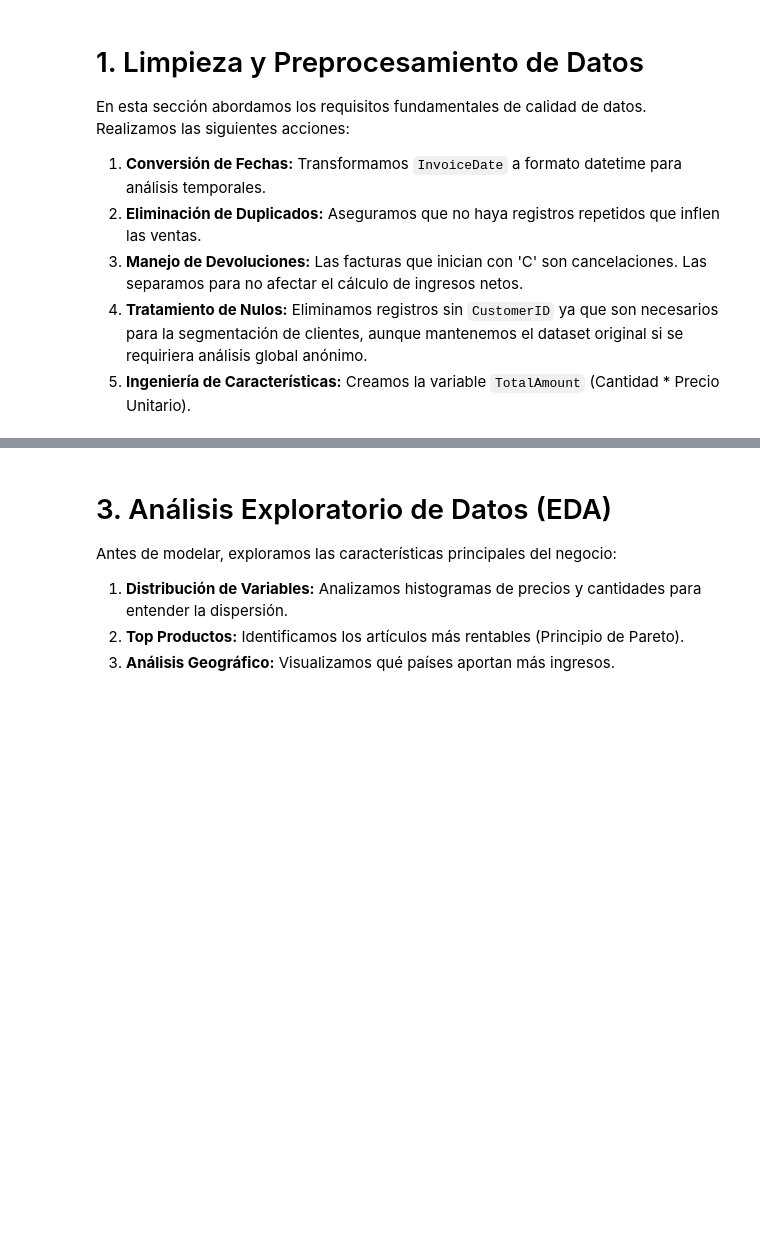
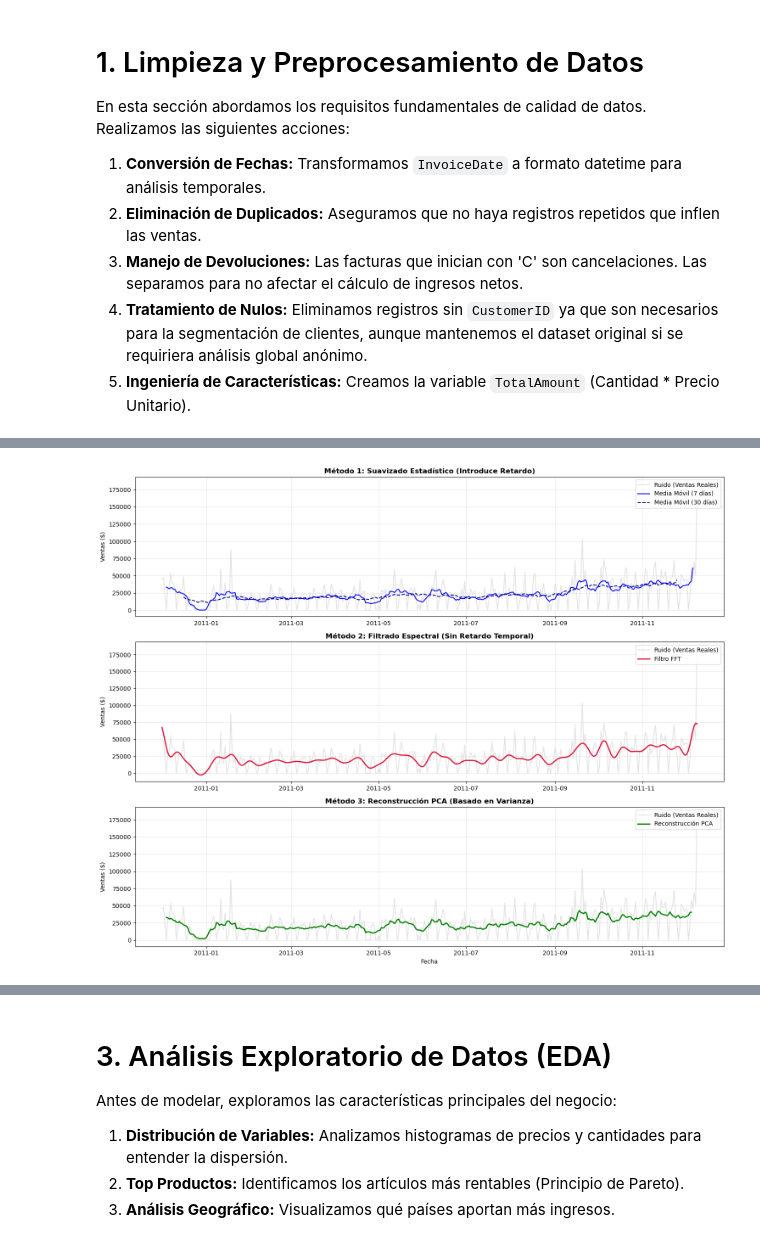
Before and after one commit to unicarp/ecommerce-analitica, a Jupyter notebook: ecommerce_notebook.ipynb, the cells around one changed output, grey strips where cells are left out. Drawn from its saved outputs; the diff is of its cells as text; code cells hidden in the pictures; blank space fills up the shorter version.

```diff
--- a/ecommerce_notebook.ipynb
+++ b/ecommerce_notebook.ipynb
@@ -59,3 +69,90 @@ Dataset listo para análisis: (392692, 9)
+# %%
+import matplotlib.pyplot as plt
+from scipy import fftpack
+from sklearn.decomposition import PCA
+
+# 1. Preparación de la Serie de Tiempo
+# Agrupamos por día y rellenamos días faltantes con 0
+daily_sales = df_limpio.set_index('InvoiceDate').resample('D')['TotalAmount'].sum().fillna(0)
+signal = daily_sales.values
+
+# MÉTODO A: Medias Móviles (Moving Averages)
+# Ventana de 7 días (Suavizado de ciclo semanal)
+ma_7 = daily_sales.rolling(window=7, center=True).mean()
+# Ventana de 30 días (Tendencia mensual)
+ma_30 = daily_sales.rolling(window=30, center=True).mean()
+
+# MÉTODO B: Filtro FFT (Adelanto del Análisis Espectral)
+def filter_fft(signal_1d, threshold=0.1):
+    sig_fft = fftpack.fft(signal_1d)
+    freqs = fftpack.fftfreq(signal_1d.size, d=1)
+    # Filtro Pasa-Bajos: eliminamos ruido de alta frecuencia
+    sig_fft[np.abs(freqs) > threshold] = 0
+    return np.real(fftpack.ifft(sig_fft))
+
+denoised_fft = filter_fft(signal, threshold=0.1)
+
+# MÉTODO C: Reconstrucción PCA (Denoising)
+def filter_pca(series, w=7):
+    # 1. Crear matriz de ventanas deslizantes
+    # Nota: Usamos len(series)-w para asegurar ventanas completas
+    data = [series[i:i+w] for i in range(len(series)-w)]
+
+    # 2. Proyectar al primer componente principal
+    pca = PCA(n_components=1)
+    reconstruction = pca.inverse_transform(pca.fit_transform(data))
+
+    # 3. Alinear resultado (CORRECCIÓN ROBUSTA)
+    result = np.full(len(series), np.nan)
+
+    # En lugar de hardcodear el slice negativo (ej: -4),
+    # calculamos el final basándonos en el tamaño real de la reconstrucción
+    n_samples = reconstruction.shape[0]  # Esto es 367 en tu caso
+    start_idx = w // 2                   # Offset inicial (ej: 3)
+    end_idx = start_idx + n_samples      # Offset final exacto
+
+    # Asignación segura
+    result[start_idx : end_idx] = reconstruction[:, w//2]
+
+    return result
+
+denoised_pca = filter_pca(signal, w=7)
+
+plt.figure(figsize=(15, 12)) # Hacemos la figura más alta
+
+# --- Gráfico 1: Medias Móviles ---
+plt.subplot(3, 1, 1) # (3 filas, 1 columna, gráfico #1)
+plt.plot(daily_sales.index, daily_sales, color='lightgray', label='Ruido (Ventas Reales)', alpha=0.6)
+plt.plot(daily_sales.index, ma_7, color='blue', linewidth=1.5, label='Media Móvil (7 días)')
+plt.plot(daily_sales.index, ma_30, color='navy', linestyle='--', linewidth=1.5, label='Media Móvil (30 días)')
+plt.title('Método 1: Suavizado Estadístico (Introduce Retardo)', fontsize=12, fontweight='bold')
+plt.ylabel('Ventas ($)')
+plt.legend(loc='upper right')
+plt.grid(True, alpha=0.3)
+
+# --- Gráfico 2: Filtro FFT ---
+plt.subplot(3, 1, 2) # (3 filas, 1 columna, gráfico #2)
+plt.plot(daily_sales.index, daily_sales, color='lightgray', label='Ruido (Ventas Reales)', alpha=0.6)
+plt.plot(daily_sales.index, denoised_fft, color='crimson', linewidth=2, label='Filtro FFT')
+plt.title('Método 2: Filtrado Espectral (Sin Retardo Temporal)', fontsize=12, fontweight='bold')
+plt.ylabel('Ventas ($)')
+plt.legend(loc='upper right')
+plt.grid(True, alpha=0.3)
+
+# --- Gráfico 3: PCA ---
+plt.subplot(3, 1, 3) # (3 filas, 1 columna, gráfico #3)
+plt.plot(daily_sales.index, daily_sales, color='lightgray', label='Ruido (Ventas Reales)', alpha=0.6)
+plt.plot(daily_sales.index, denoised_pca, color='green', linewidth=2, label='Reconstrucción PCA')
+plt.title('Método 3: Reconstrucción PCA (Basado en Varianza)', fontsize=12, fontweight='bold')
+plt.xlabel('Fecha')
+plt.ylabel('Ventas ($)')
+plt.legend(loc='upper right')
+plt.grid(True, alpha=0.3)
+
+plt.tight_layout()
+plt.show()
+# %% [output]
+[figure, added]
 # %% [markdown]
 # 2. Análisis Espectral y Componentes Periódicos
 
```
Also changed, not shown: parts of 5 cells of this notebook, 1 other file.
